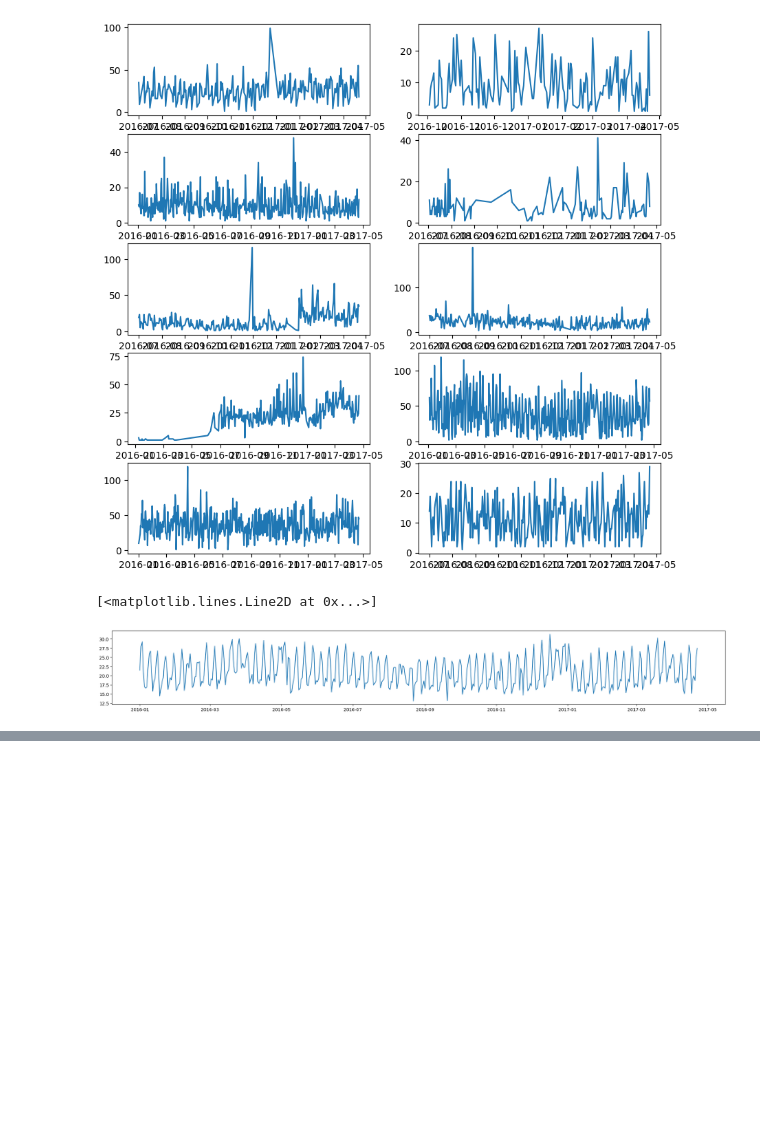
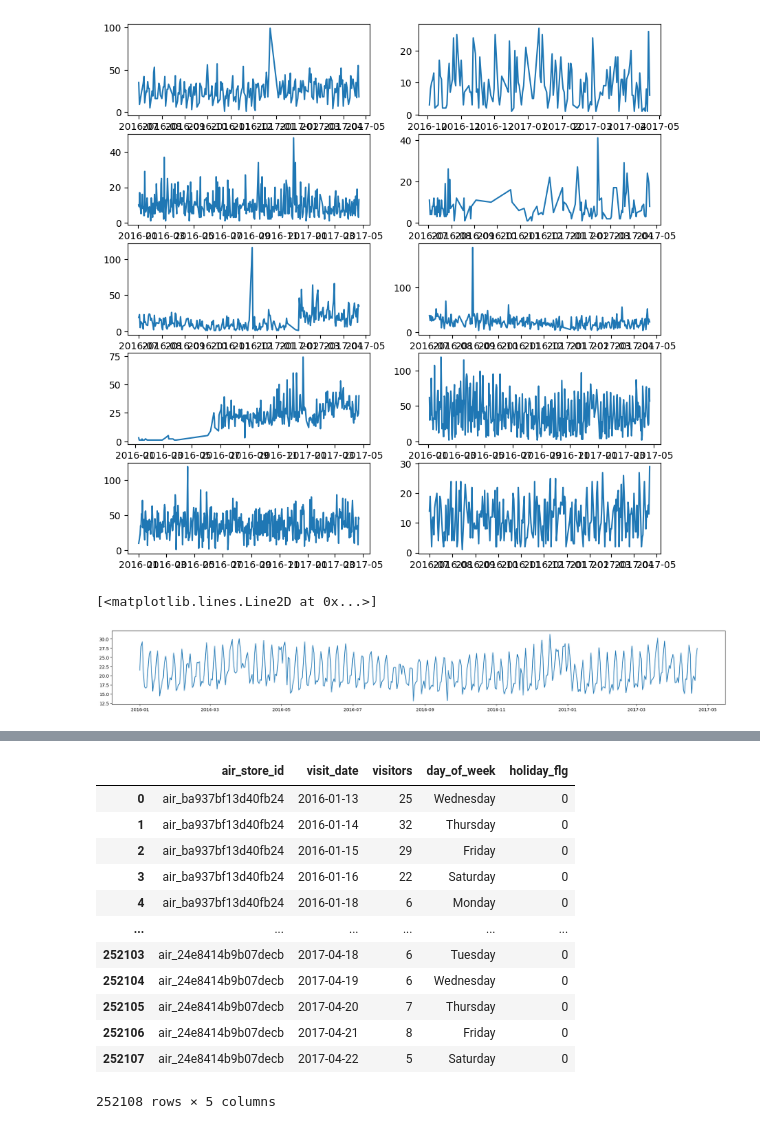
Before and after one commit to saoriyosano/recruit-restaurant-visitor-forecasting, a Jupyter notebook: eda.ipynb, the cells around one changed output, grey strips where cells are left out. Cells and saved outputs as stored; diff of their text form; code cells hidden in the pictures; blank space fills up the shorter version.

```diff
--- a/eda.ipynb
+++ b/eda.ipynb
@@ -409,0 +322,16 @@ train_x_weekly_new = train_x_weekly_new.fillna(train_x_weekly_new.mean()).transp
+# %%
+air_visit_data_with_date_info
+# %% [output]
+|  | air_store_id | visit_date | visitors | day_of_week | holiday_flg |
+| 0 | air_ba937bf13d40fb24 | 2016-01-13 | 25 | Wednesday | 0 |
+| 1 | air_ba937bf13d40fb24 | 2016-01-14 | 32 | Thursday | 0 |
+| 2 | air_ba937bf13d40fb24 | 2016-01-15 | 29 | Friday | 0 |
+| 3 | air_ba937bf13d40fb24 | 2016-01-16 | 22 | Saturday | 0 |
+| 4 | air_ba937bf13d40fb24 | 2016-01-18 | 6 | Monday | 0 |
+| ... | ... | ... | ... | ... | ... |
+| 252103 | air_24e8414b9b07decb | 2017-04-18 | 6 | Tuesday | 0 |
+| 252104 | air_24e8414b9b07decb | 2017-04-19 | 6 | Wednesday | 0 |
+| 252105 | air_24e8414b9b07decb | 2017-04-20 | 7 | Thursday | 0 |
+| 252106 | air_24e8414b9b07decb | 2017-04-21 | 8 | Friday | 0 |
+| 252107 | air_24e8414b9b07decb | 2017-04-22 | 5 | Saturday | 0 |
+252108 rows × 5 columns
```
Also changed, not shown: parts of 45 cells of this notebook.
